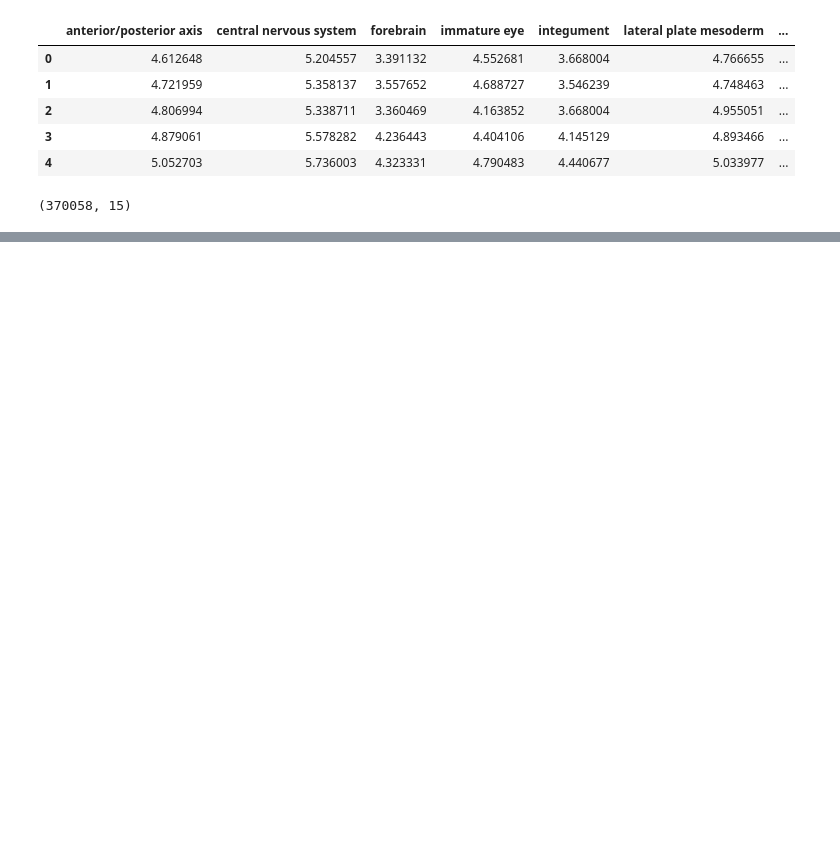
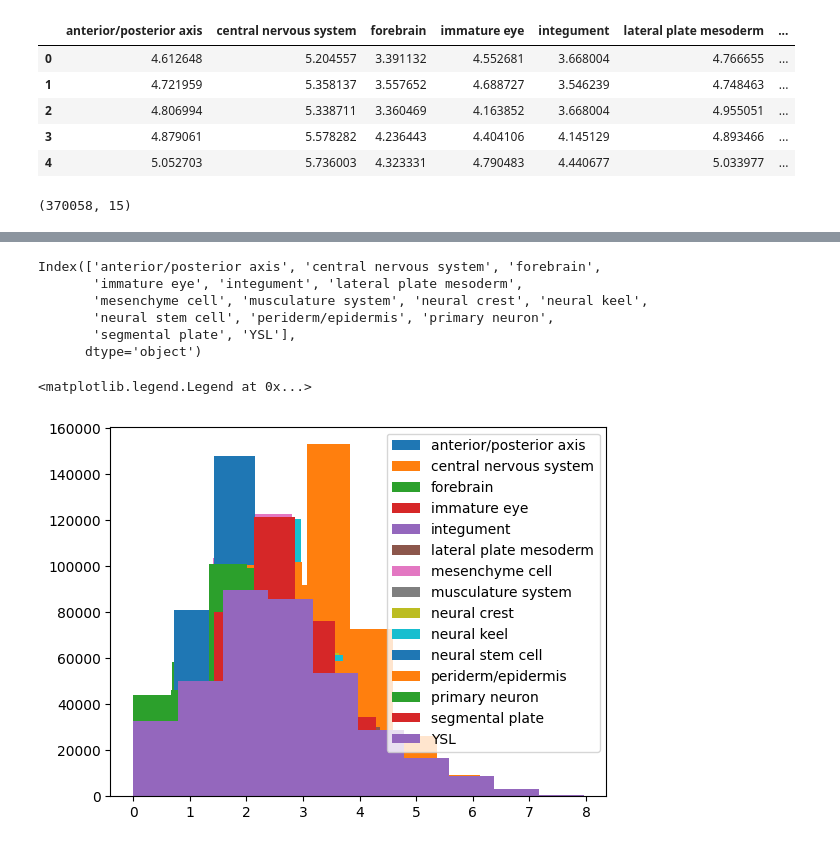
Before and after one commit to victornemenike/neural-crest-deep-learning, a Jupyter notebook: notebooks/atac_seq_analysis.ipynb, the cells around one changed output, grey strips where cells are left out. Drawn from its saved outputs; the diff is of its cells as text; code cells hidden in the pictures; blank space fills up the shorter version.

```diff
--- a/notebooks/atac_seq_analysis.ipynb
+++ b/notebooks/atac_seq_analysis.ipynb
@@ -17,0 +42,20 @@ data.shape
+# %%
+data.columns
+# %% [output]
+Index(['anterior/posterior axis', 'central nervous system', 'forebrain',
+       'immature eye', 'integument', 'lateral plate mesoderm',
+       'mesenchyme cell', 'musculature system', 'neural crest', 'neural keel',
+       'neural stem cell', 'periderm/epidermis', 'primary neuron',
+       'segmental plate', 'YSL'],
+      dtype='object')
+# %%
+import matplotlib.pyplot as plt
+import seaborn as sns
+
+for cell_type in data.columns:
+    plt.hist(data[cell_type], label = cell_type)
+
+plt.legend()
+# %% [output]
+<matplotlib.legend.Legend at 0x...>
+[figure, added]
```
Also changed, not shown: parts of 4 cells of this notebook, 2 other files.
